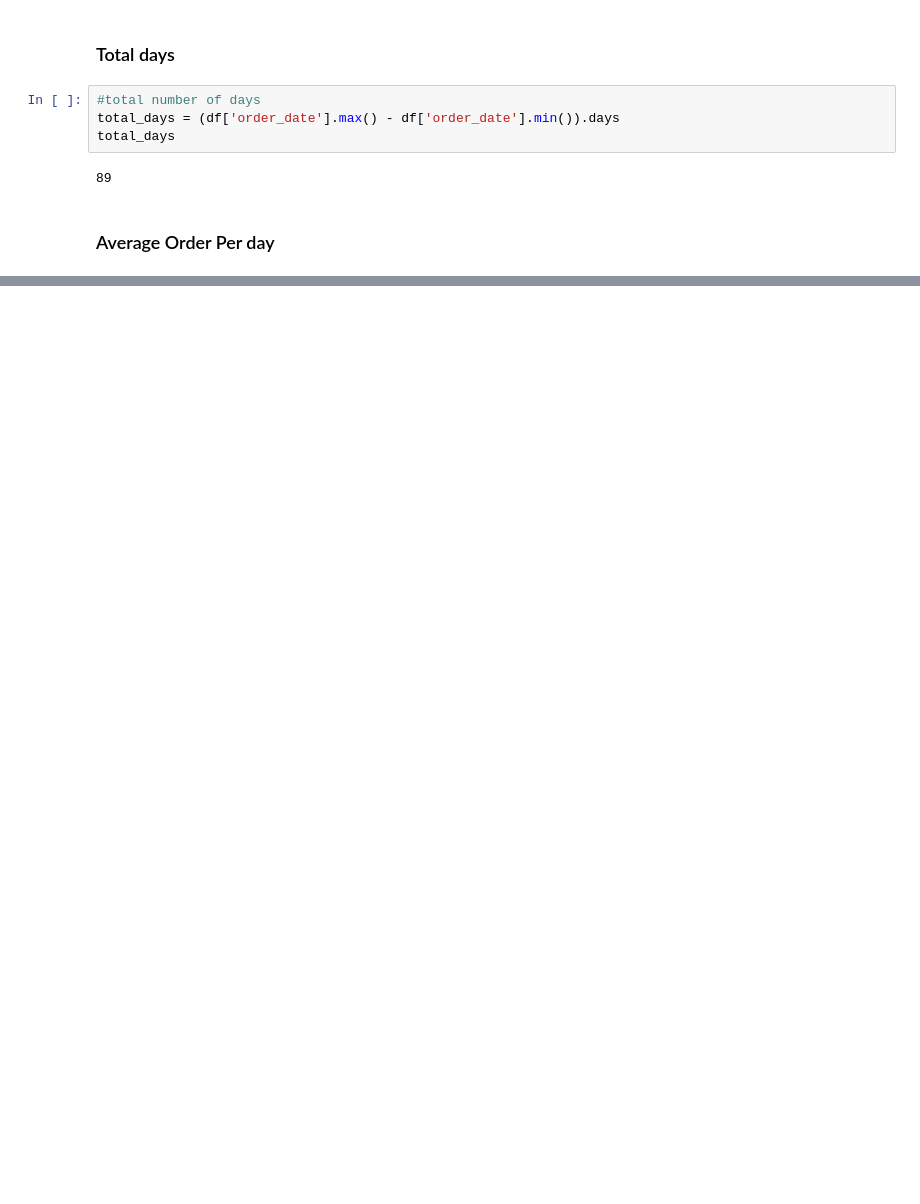
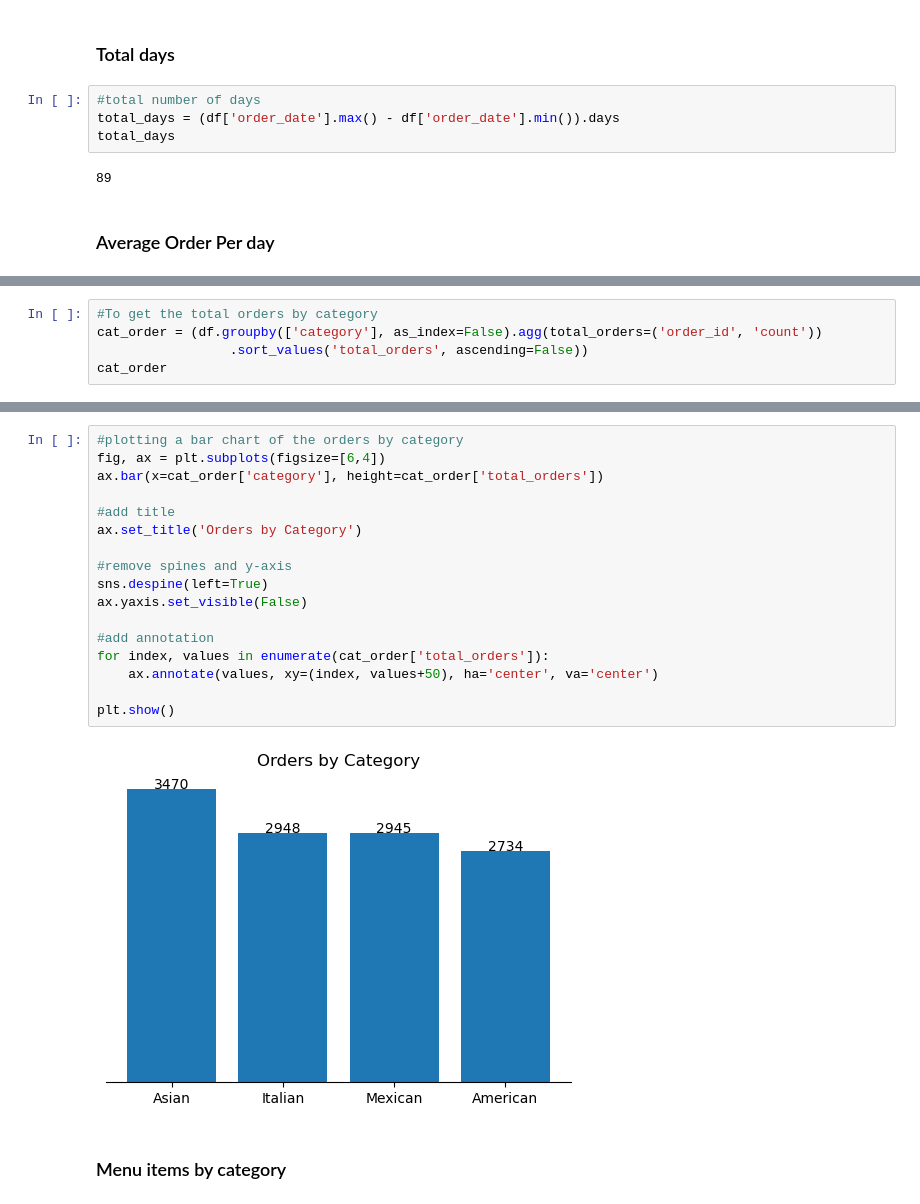
Before and after one commit to valezenwanne/Restaurant-Order-Analysis, a Jupyter notebook: Restaurant Orders Analysis.ipynb, the cells around one changed output, grey strips where cells are left out. Saved outputs shown, nothing was run; the diff lists cells and outputs as text; blank space fills up the shorter version.

```diff
--- a/Restaurant Orders Analysis.ipynb
+++ b/Restaurant Orders Analysis.ipynb
@@ -392,0 +525,5 @@ plt.show()
+# %%
+#To get the total orders by category
+cat_order = (df.groupby(['category'], as_index=False).agg(total_orders=('order_id', 'count'))
+                 .sort_values('total_orders', ascending=False))
+cat_order
@@ -392,0 +536,21 @@ plt.show()
+# %%
+#plotting a bar chart of the orders by category
+fig, ax = plt.subplots(figsize=[6,4])
+ax.bar(x=cat_order['category'], height=cat_order['total_orders'])
+
+#add title
+ax.set_title('Orders by Category')
+
+#remove spines and y-axis
+sns.despine(left=True)
+ax.yaxis.set_visible(False)
+
+#add annotation
+for index, values in enumerate(cat_order['total_orders']):
+    ax.annotate(values, xy=(index, values+50), ha='center', va='center')
+
+plt.show()
+# %% [output]
+[figure, added]
+# %% [markdown]
+### Menu items by category
```
Also changed, not shown: parts of 68 cells of this notebook.
